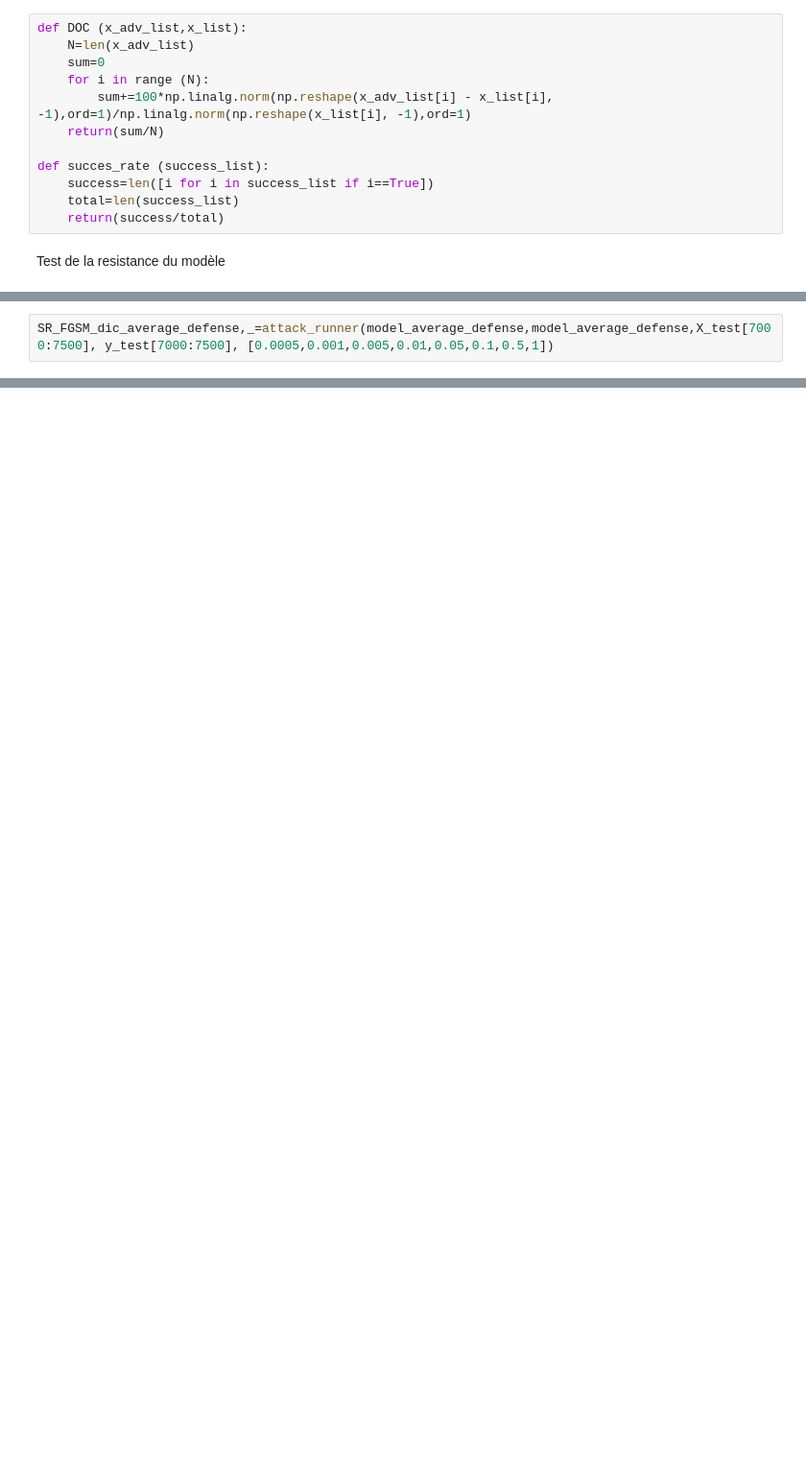
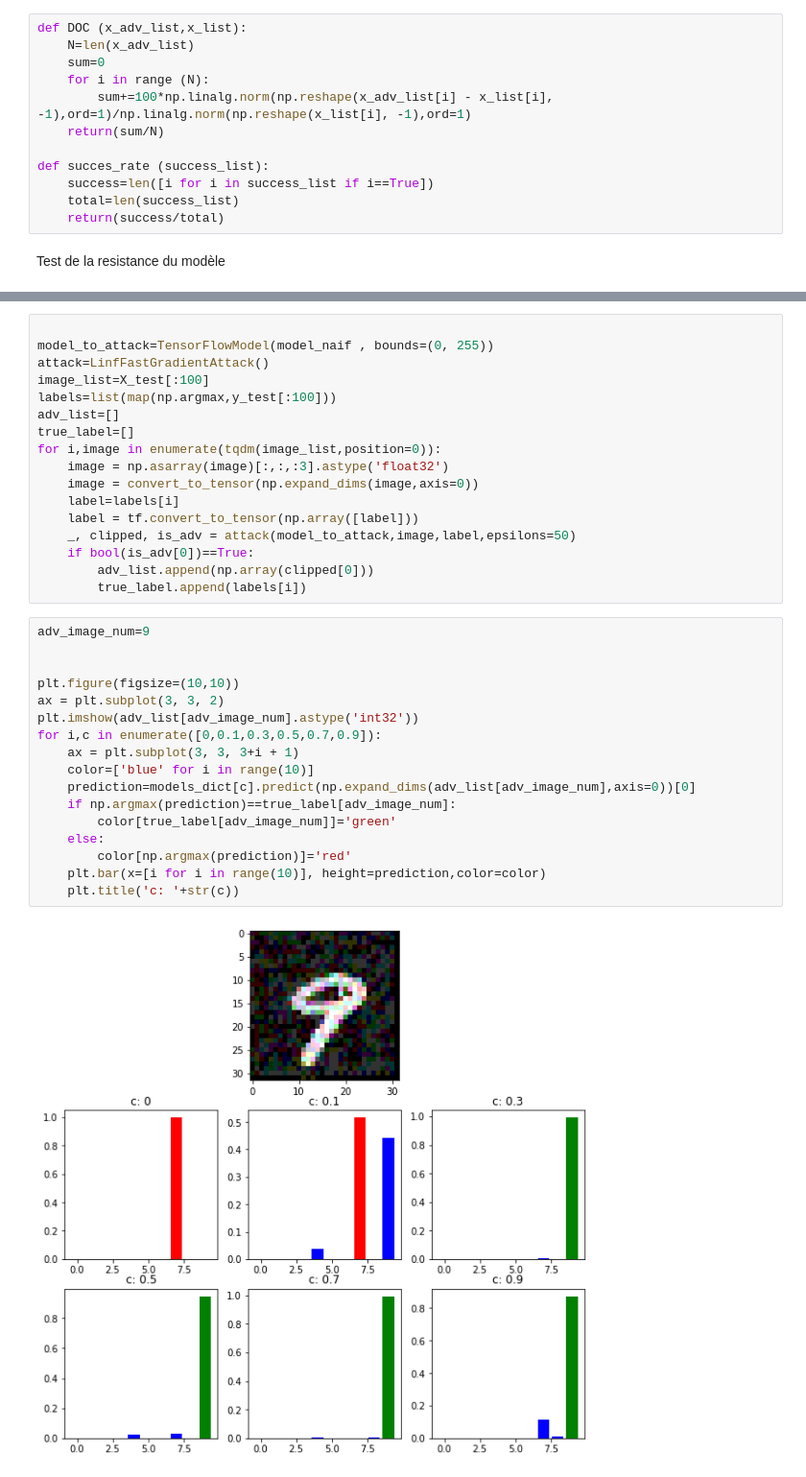
Before and after one commit to cedricgoubard/benchmark-adversarial-attacks, a Jupyter notebook: notebooks/Adversarial training using custom loss.ipynb, the cells around one changed output, grey strips where cells are left out. Shown: that part at 96% size. Drawn from its saved outputs; the diff is of its cells as text; blank space fills up the shorter version.

```diff
--- a/notebooks/Adversarial training using custom loss.ipynb
+++ b/notebooks/Adversarial training using custom loss.ipynb
@@ -449,2 +272,0 @@ SR_FGSM_dic_strong_defense,_=attack_runner(model_strong_defense,model_strong_def
-# %%
-SR_FGSM_dic_average_defense,_=attack_runner(model_average_defense,model_average_defense,X_test[7000:7500], y_test[7000:7500], [0.0005,0.001,0.005,0.01,0.05,0.1,0.5,1])
@@ -466,0 +312,36 @@ plt.legend(loc='upper left')
+# %%
+
+model_to_attack=TensorFlowModel(model_naif , bounds=(0, 255))
+attack=LinfFastGradientAttack()
+image_list=X_test[:100]
+labels=list(map(np.argmax,y_test[:100]))
+adv_list=[]
+true_label=[]
+for i,image in enumerate(tqdm(image_list,position=0)):
+    image = np.asarray(image)[:,:,:3].astype('float32')
+    image = convert_to_tensor(np.expand_dims(image,axis=0))
+    label=labels[i]
+    label = tf.convert_to_tensor(np.array([label]))
+    _, clipped, is_adv = attack(model_to_attack,image,label,epsilons=50)
+    if bool(is_adv[0])==True:
+        adv_list.append(np.array(clipped[0]))
+        true_label.append(labels[i])
+# %%
+adv_image_num=9
+
+
+plt.figure(figsize=(10,10))
+ax = plt.subplot(3, 3, 2)
+plt.imshow(adv_list[adv_image_num].astype('int32'))
+for i,c in enumerate([0,0.1,0.3,0.5,0.7,0.9]):
+    ax = plt.subplot(3, 3, 3+i + 1)
+    color=['blue' for i in range(10)]
+    prediction=models_dict[c].predict(np.expand_dims(adv_list[adv_image_num],axis=0))[0]
+    if np.argmax(prediction)==true_label[adv_image_num]:
+        color[true_label[adv_image_num]]='green'
+    else:
+        color[np.argmax(prediction)]='red'
+    plt.bar(x=[i for i in range(10)], height=prediction,color=color)
+    plt.title('c: '+str(c))
+# %% [output]
+[figure, added]
```
Also changed, not shown: parts of 25 cells of this notebook, 2 other files.
